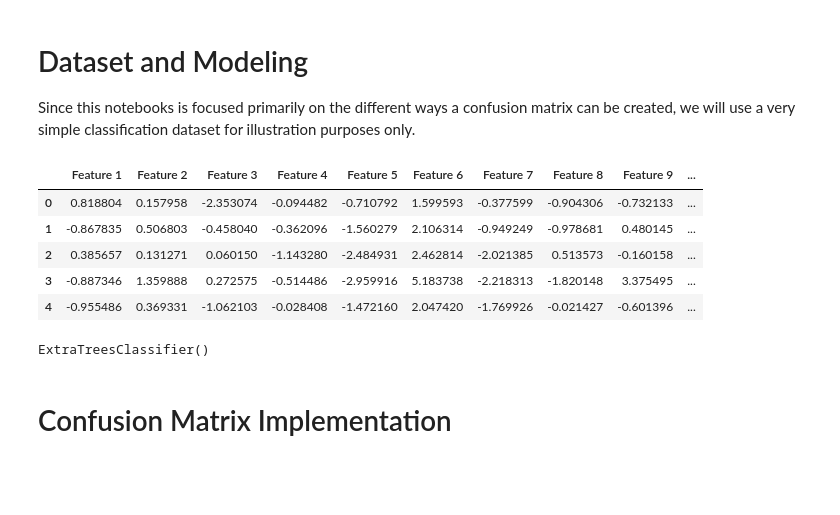
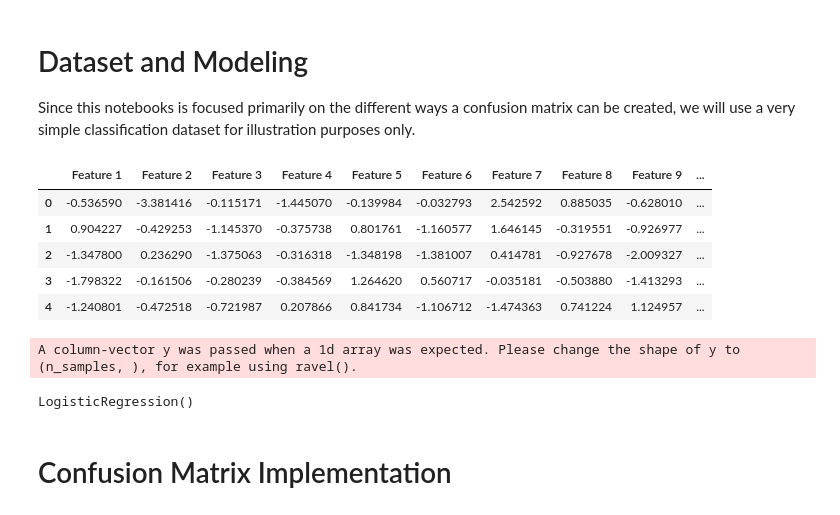
Before and after one commit to dougsgrott/data-science-studies, a Jupyter notebook: 4_modeling/evaluation/confusion_matrix.ipynb, the cells around one changed output. Drawn from its saved outputs; the diff is of its cells as text; code cells hidden in the pictures; blank space fills up the shorter version.

```diff
--- a/4_modeling/evaluation/confusion_matrix.ipynb
+++ b/4_modeling/evaluation/confusion_matrix.ipynb
@@ -60,44 +60,45 @@ Since this notebooks is focused primarily on the different ways a confusion matr
 # %%
 
 # --- Dataset Creation ---
 n_features = 10
-X, y = make_classification(n_samples=1000, n_features=n_features, n_informative=4, flip_y=0.2, weights=[0.8, 0.1],random_state=42)
+X, y = make_classification(n_samples=1000, n_features=n_features, n_informative=4, flip_y=0.05, weights=[0.5, 0.5],random_state=42)
 y = y.reshape(-1, 1)
 feature_names = [f'Feature {i+1}' for i in range(n_features)]
 target_name = ['Target']
 columns = feature_names + target_name
 df = pd.DataFrame(np.concatenate([X, y], axis=1), columns=columns)
 
 df_train, df_test = train_test_split(df, test_size=None, train_size=None, random_state=None, shuffle=True, stratify=None)
 X_train_df, X_test_df = df_train[feature_names], df_test[feature_names]
 y_train_df, y_test_df = df_train[target_name], df_test[target_name]
 
 
 def augment_dataset_location_random(df, location_list, weights=None):
     if isinstance(weights, type(None)):
         df['Location'] = np.random.choice(location_list, size=len(df), p=weights)
         return df
     df['Location'] = np.random.choice(location_list, size=len(df))
     return df
 
 # Location Augmentation
 weights = [0.2, 0.25, 0.1, 0.15, 0.2, 0.1]
 location_list = ['Chicago', 'New York', 'Boston', 'Miami', 'Los Angeles', 'Stanford']
 df = augment_dataset_location_random(df, location_list, weights=weights)
 
 df.head(5)
 # %% [output]
 |  | Feature 1 | Feature 2 | Feature 3 | Feature 4 | Feature 5 | Feature 6 | Feature 7 | Feature 8 | Feature 9 | ... |
-| 0 | 0.818804 | 0.157958 | -2.353074 | -0.094482 | -0.710792 | 1.599593 | -0.377599 | -0.904306 | -0.732133 | ... |
-| 1 | -0.867835 | 0.506803 | -0.458040 | -0.362096 | -1.560279 | 2.106314 | -0.949249 | -0.978681 | 0.480145 | ... |
-| 2 | 0.385657 | 0.131271 | 0.060150 | -1.143280 | -2.484931 | 2.462814 | -2.021385 | 0.513573 | -0.160158 | ... |
-| 3 | -0.887346 | 1.359888 | 0.272575 | -0.514486 | -2.959916 | 5.183738 | -2.218313 | -1.820148 | 3.375495 | ... |
-| 4 | -0.955486 | 0.369331 | -1.062103 | -0.028408 | -1.472160 | 2.047420 | -1.769926 | -0.021427 | -0.601396 | ... |
+| 0 | -0.536590 | -3.381416 | -0.115171 | -1.445070 | -0.139984 | -0.032793 | 2.542592 | 0.885035 | -0.628010 | ... |
+| 1 | 0.904227 | -0.429253 | -1.145370 | -0.375738 | 0.801761 | -1.160577 | 1.646145 | -0.319551 | -0.926977 | ... |
+| 2 | -1.347800 | 0.236290 | -1.375063 | -0.316318 | -1.348198 | -1.381007 | 0.414781 | -0.927678 | -2.009327 | ... |
+| 3 | -1.798322 | -0.161506 | -0.280239 | -0.384569 | 1.264620 | 0.560717 | -0.035181 | -0.503880 | -1.413293 | ... |
+| 4 | -1.240801 | -0.472518 | -0.721987 | 0.207866 | 0.841734 | -1.106712 | -1.474363 | 0.741224 | 1.124957 | ... |
 # %%
-lr = ExtraTreesClassifier()
+lr = LogisticRegression()
 lr.fit(X_train_df, y_train_df)
 # %% [output]
-ExtraTreesClassifier()
+A column-vector y was passed when a 1d array was expected. Please change the shape of y to (n_samples, ), for example using ravel().
+LogisticRegression()
 # %% [markdown]
 # Confusion Matrix Implementation
 # %%
```
Also changed, not shown: parts of 6 cells of this notebook, 2 other files.
